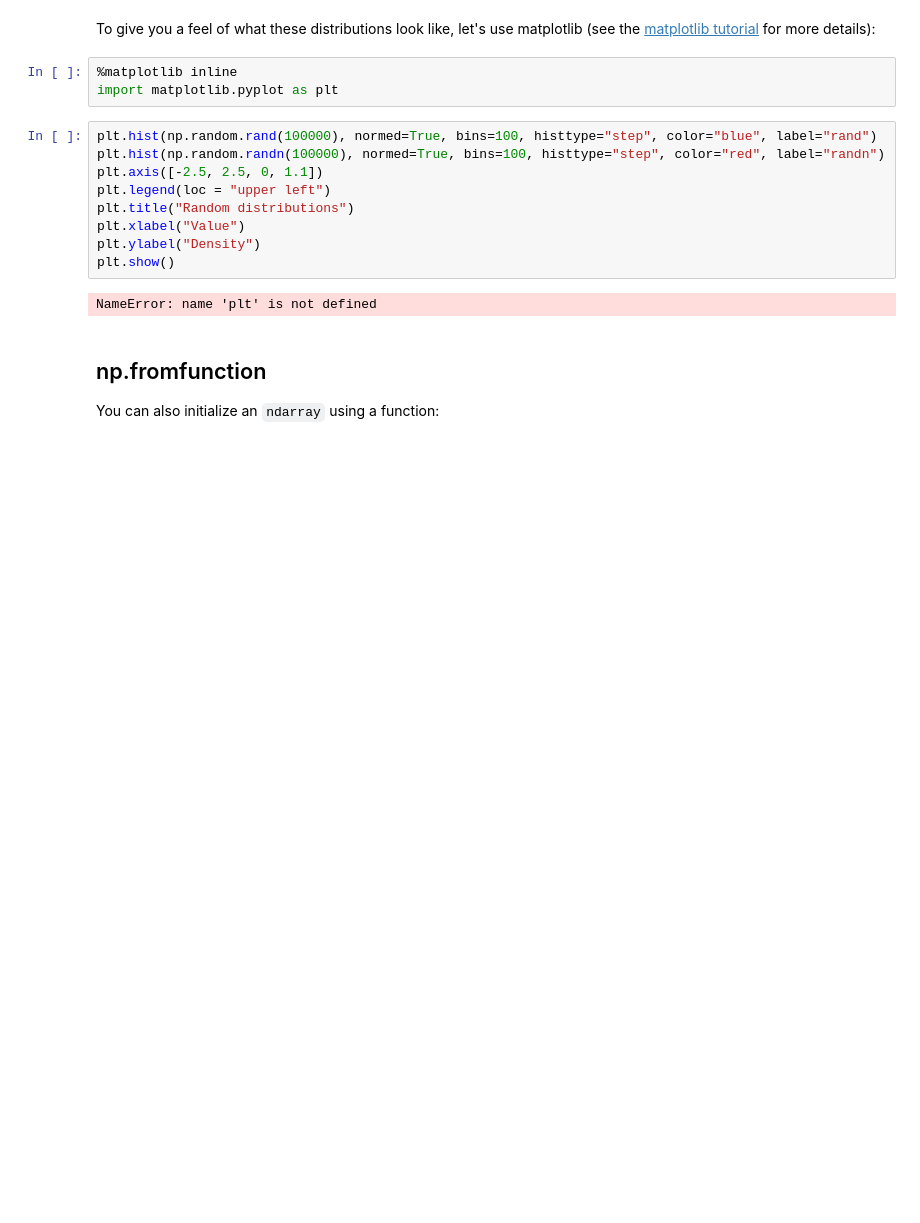
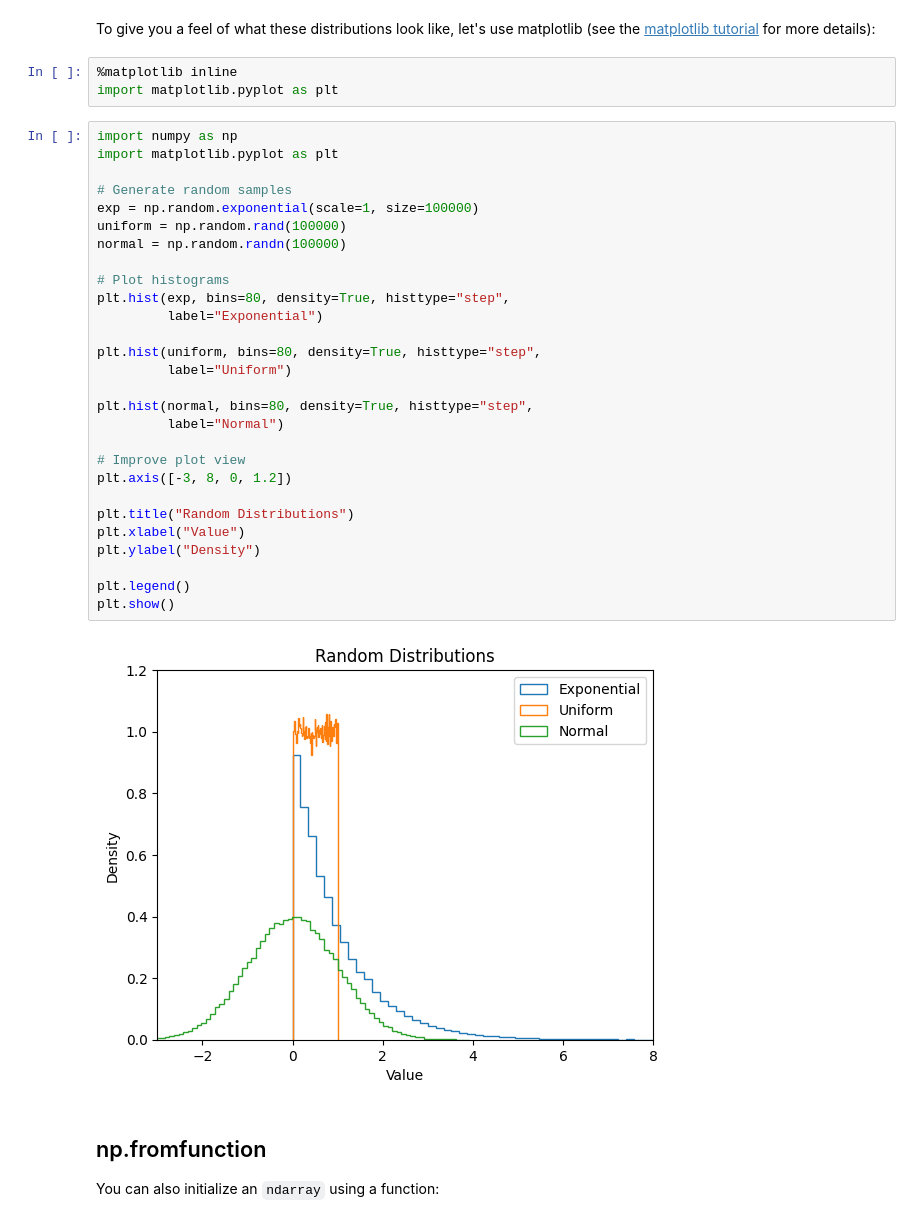
Before and after one commit to akashhimsara/Deep-Learning-Lab-01, a Jupyter notebook: Copy_of_tools_numpy.ipynb, the cells around one changed output. Saved outputs shown, nothing was run; the diff lists cells and outputs as text; blank space fills up the shorter version.

```diff
--- a/Copy_of_tools_numpy.ipynb
+++ b/Copy_of_tools_numpy.ipynb
@@ -176,17 +176,36 @@ To give you a feel of what these distributions look like, let's use matplotlib (
 # %%
 %matplotlib inline
 import matplotlib.pyplot as plt
-# %%
-plt.hist(np.random.rand(100000), normed=True, bins=100, histtype="step", color="blue", label="rand")
-plt.hist(np.random.randn(100000), normed=True, bins=100, histtype="step", color="red", label="randn")
-plt.axis([-2.5, 2.5, 0, 1.1])
-plt.legend(loc = "upper left")
-plt.title("Random distributions")
-plt.xlabel("Value")
-plt.ylabel("Density")
-plt.show()
-# %% [output]
-NameError: name 'plt' is not defined
+# %%
+import numpy as np
+import matplotlib.pyplot as plt
+
+# Generate random samples
+exp = np.random.exponential(scale=1, size=100000)
+uniform = np.random.rand(100000)
+normal = np.random.randn(100000)
+
+# Plot histograms
+plt.hist(exp, bins=80, density=True, histtype="step",
+         label="Exponential")
+
+plt.hist(uniform, bins=80, density=True, histtype="step",
+         label="Uniform")
+
+plt.hist(normal, bins=80, density=True, histtype="step",
+         label="Normal")
+
+# Improve plot view
+plt.axis([-3, 8, 0, 1.2])
+
+plt.title("Random Distributions")
+plt.xlabel("Value")
+plt.ylabel("Density")
+
+plt.legend()
+plt.show()
+# %% [output]
+[figure, added]
 # %% [markdown]
 ## np.fromfunction
 You can also initialize an `ndarray` using a function:
```
